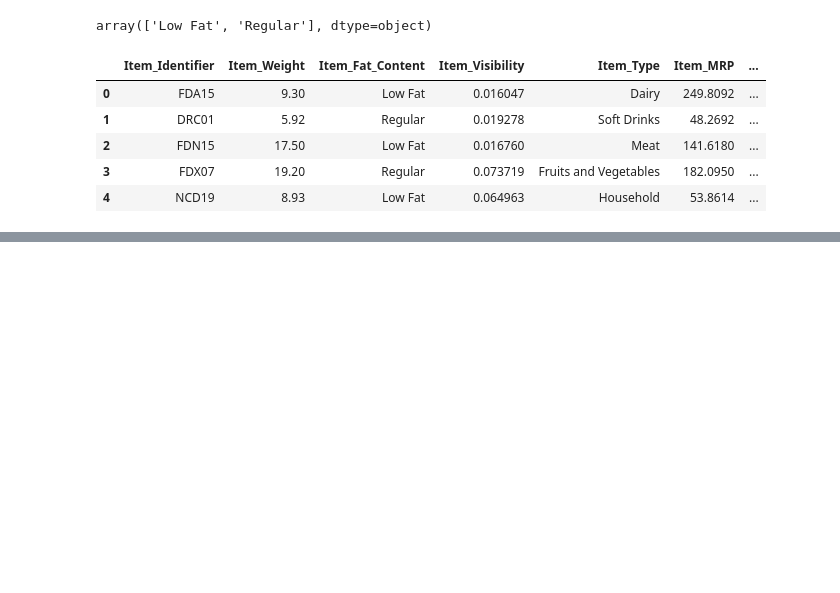
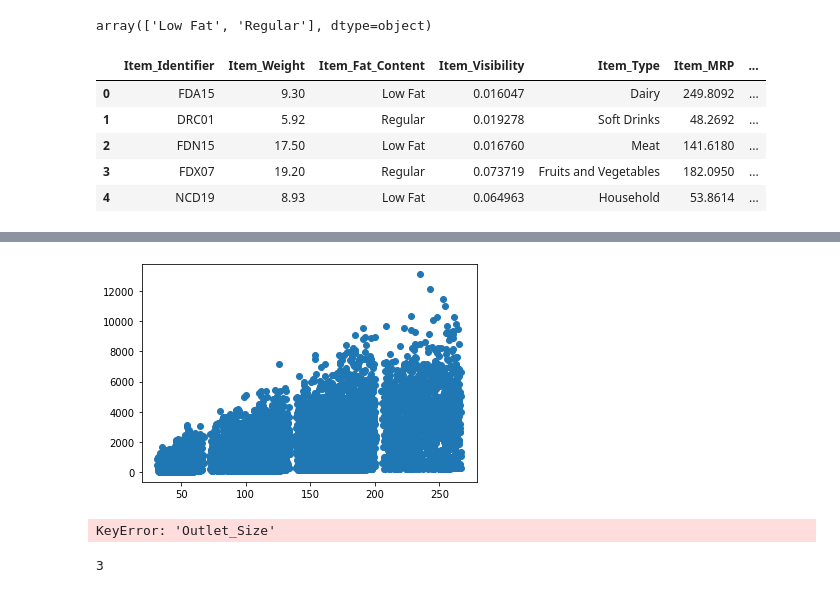
Before and after one commit to pratikjaiswal1998/food_items, a Jupyter notebook: Food_item_analysis.ipynb, the cells around one changed output, grey strips where cells are left out. Cells and saved outputs as stored; diff of their text form; code cells hidden in the pictures; blank space fills up the shorter version.

```diff
--- a/Food_item_analysis.ipynb
+++ b/Food_item_analysis.ipynb
@@ -238,0 +248,14 @@ dataset.head()
+# %%
+plt.scatter(x=dataset['Item_MRP'], y=dataset['Item_Outlet_Sales']);
+
+plt.show(block=True);
+# %% [output]
+[figure, added]
+# %%
+dataset['Item_Outlet_Sales'].groupby('Outlet_Size')
+# %% [output]
+KeyError: 'Outlet_Size'
+# %%
+dataset['Outlet_Size'].nunique()
+# %% [output]
+3
```
Also changed, not shown: parts of 3 cells of this notebook.
